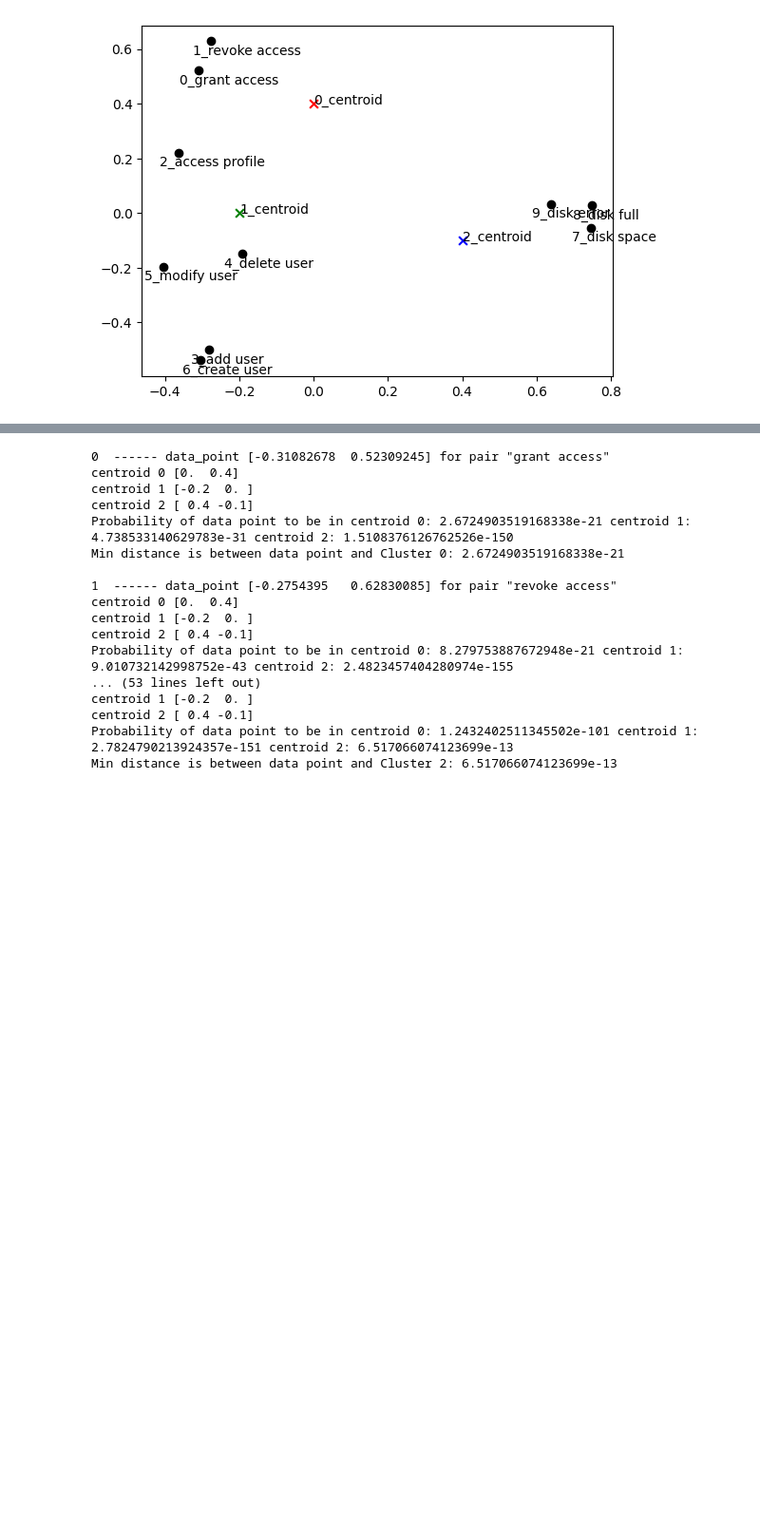
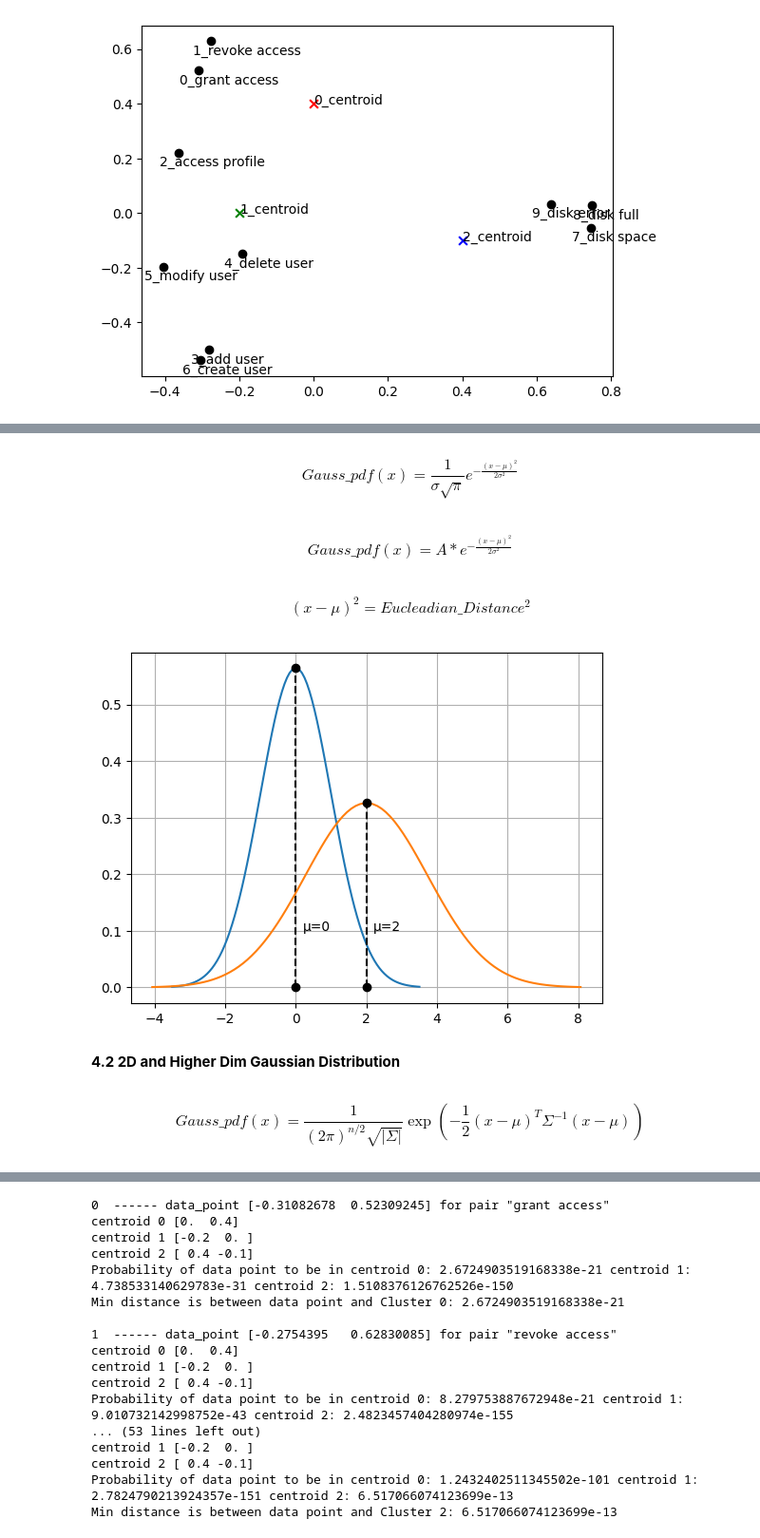
Before and after one commit to enoten/ml-numpy-pytorch, a Jupyter notebook: Gaussian Mixture Models Clustering for Embeddings.ipynb, the cells around one changed output, grey strips where cells are left out. Shown at 95% size. Saved outputs shown, nothing was run; the diff lists cells and outputs as text; code cells hidden in the pictures; blank space fills up the shorter version.

Commit message:
update Gaussian mixtures code and thumbnail

```diff
--- a/Gaussian Mixture Models Clustering for Embeddings.ipynb
+++ b/Gaussian Mixture Models Clustering for Embeddings.ipynb
@@ -94,0 +109,44 @@ for ind in range(X_transformed.shape[0]):
+# %% [markdown]
+$$
+  Gauss\_pdf(x) = \frac{1}{\sigma\sqrt{\pi}}e^{-\frac{(x-\mu)^2}{2\sigma^2}}
+$$
+# %% [markdown]
+$$
+  Gauss\_pdf(x) = A*e^{-\frac{(x-\mu)^2}{2\sigma^2}}
+$$
+# %% [markdown]
+$$
+  (x-\mu)^2 = Eucleadian\_Distance^2
+$$
+# %%
+def norm_1d(x,mu,sig):
+    return (1/(sig*math.sqrt(math.pi)))*math.e**(-(x-mu)*(x-mu)/(2*sig*sig))
+# %%
+def plot_Gaussian(mu,
+                  variance,
+                  sigma_scale=3.5):
+
+    sigma= math.sqrt(variance)
+    x = np.linspace(mu - sigma_scale*sigma, mu + sigma_scale*sigma, 100)
+
+    #norm_pdf = (1/(sigma*math.sqrt(math.pi)))*math.e**(-(x-mu)*(x-mu)/(2*sigma*sigma))
+    norm_pdf = norm_1d(x,mu,sigma)
+    plt.plot(x, norm_pdf)
+    plt.plot([mu,mu],
+             [0,max(norm_pdf)],
+             color='black',
+             linestyle='dashed',marker='o')
+    plt.text(mu+0.2,0.1,f"μ={mu}")
+# %%
+plot_Gaussian(0,1)
+plot_Gaussian(2,3)
+plt.grid('on')
+plt.show()
+# %% [output]
+[figure, added]
+# %% [markdown]
+<b>4.2 2D and Higher Dim Gaussian Distribution</b>
+# %% [markdown]
+$$
+  Gauss\_pdf(x) = \frac{1}{(2\pi)^{n/2}\sqrt{|\Sigma|}}\exp(-\frac{1}{2}(x-\mu)^{T} \Sigma^{-1} (x-\mu))
+$$
```
Also changed, not shown: parts of 23 cells of this notebook, 1 other file.
